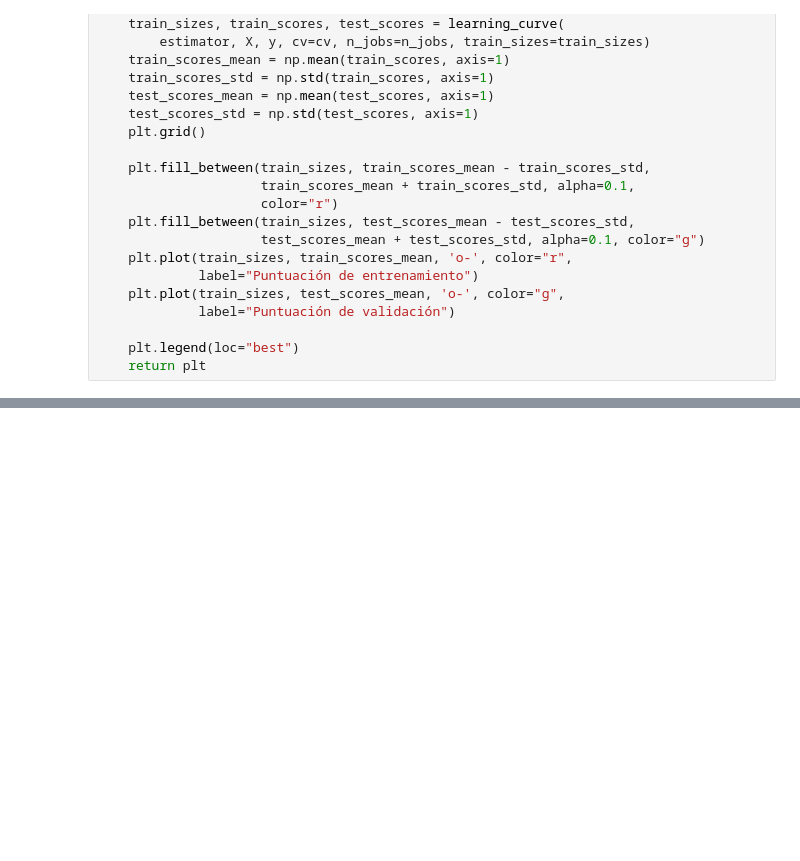
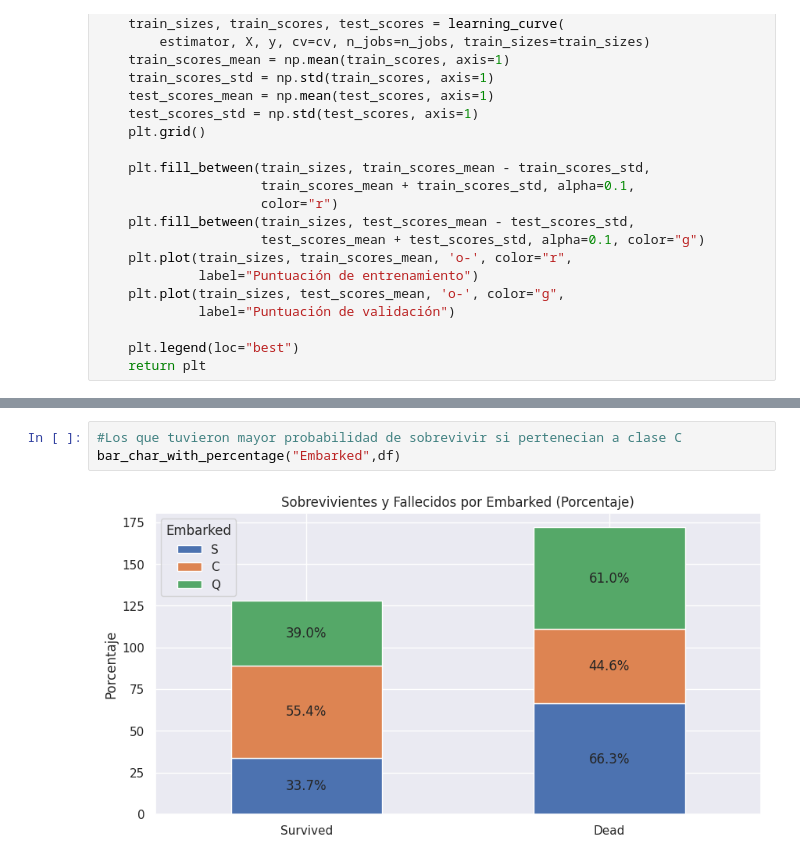
Before and after one commit to ajaimes448/Ciencia_de_Datos, a Jupyter notebook: Taller_7042025.ipynb, the cells around one changed output, grey strips where cells are left out. Saved outputs shown, nothing was run; the diff lists cells and outputs as text; blank space fills up the shorter version.

```diff
--- a/Taller_7042025.ipynb
+++ b/Taller_7042025.ipynb
@@ -228,0 +422,5 @@ def plot_learning_curve(estimator,title,X,y,xlim=None,cv=None,n_jobs=1,train_siz
+# %%
+#Los que tuvieron mayor probabilidad de sobrevivir si pertenecian a clase C
+bar_char_with_percentage("Embarked",df)
+# %% [output]
+[figure, added]
```
Also changed, not shown: parts of 115 cells of this notebook.
